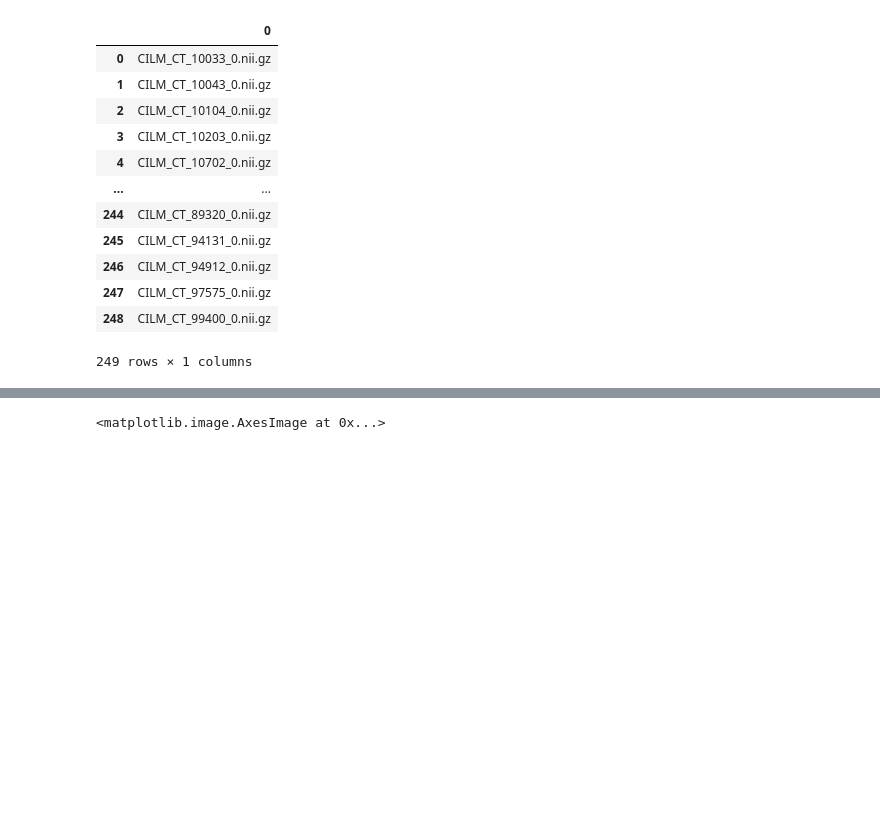
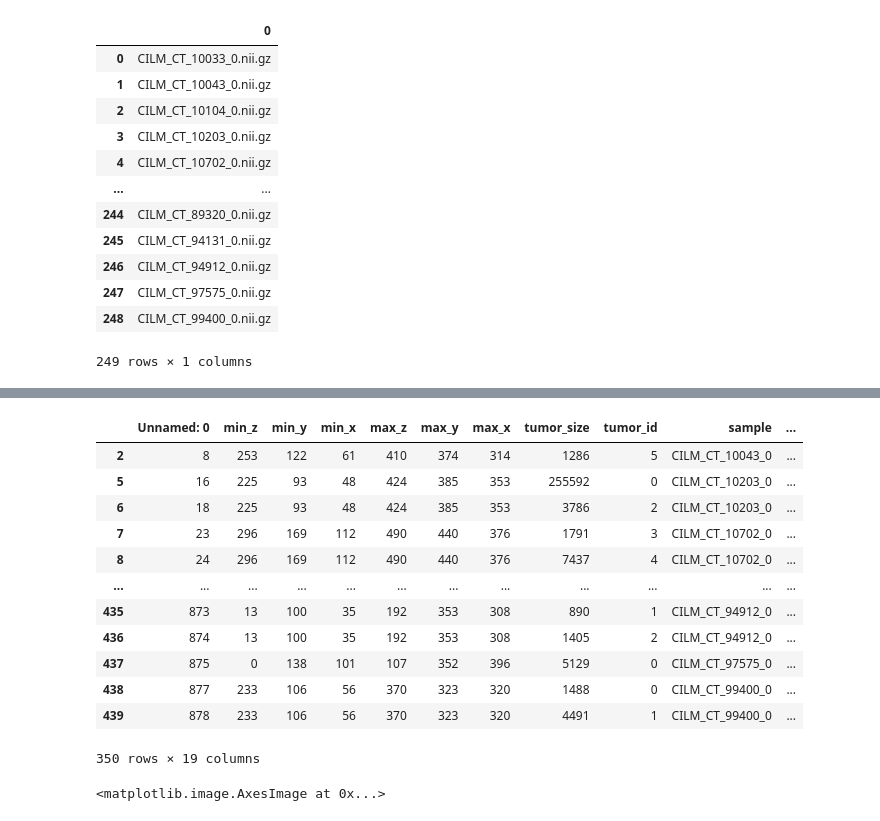
Before and after one commit to BaconDavid/CRLM_Internship_Project, a Jupyter notebook: Jupyter_Test/Train_stuff.ipynb, the cells around one changed output, grey strips where cells are left out. Drawn from its saved outputs; the diff is of its cells as text; code cells hidden in the pictures; blank space fills up the shorter version.

```diff
--- a/Jupyter_Test/Train_stuff.ipynb
+++ b/Jupyter_Test/Train_stuff.ipynb
@@ -398,27 +390,40 @@ mask_data = mask_data_025
 # %%
 #stratify_kfold = StratifiedKFold(n_splits=5,shuffle=True,random_state=42)
+from sklearn.model_selection import StratifiedGroupKFold
 stratify_group_kfold = StratifiedGroupKFold(n_splits=5,shuffle=True,random_state=42)
-label = all_data['HGP_Type']
+label = data['HGP_Type']
 #all_data['Sample'] = all_data.apply(lambda x: x['Sample'][0:18]+str(x['tumor_id'])+'.nii.gz',axis=1)
-
+quantile_025 = data['tumor_size'].quantile(0.5)
+data = data[data['tumor_size'] > quantile_025].reset_index(drop=True)
+label = data['HGP_Type']
 
 #filter size > quantile 0.25
 #all_data = all_data[all_data['tumor_size'] > all_data['tumor_size'].quantile(0.25)]
 
 
-for i,(tr_idx,val_idx) in enumerate(stratify_group_kfold.split(all_data,label,groups=all_data['sample_id'])):
-    train_data = all_data.loc[tr_idx]
-    val_data = all_data.loc[val_idx]
-    train_mask_data = mask_data.iloc[tr_idx]
-    val_mask_data = mask_data.iloc[val_idx]
-    train_data_path = raw_data.iloc[tr_idx]
-    vali_data_path = raw_data.iloc[val_idx]
-    train_data['data_path'] = train_data_path
-    val_data['data_path'] = vali_data_path
-    train_data['mask_path'] = train_mask_data
-    val_data['mask_path'] = val_mask_data
-    train_data.to_csv('../../Data/Mixed_HGP/True_Label/Per_tumor_by_group_quantile_025/train_cv_'+str(i)+'.csv',index=False)
-    val_data.to_csv('../../Data/Mixed_HGP/True_Label//val_cv_'+str(i)+'.csv',index=False)
+for i,(tr_idx,val_idx) in enumerate(stratify_group_kfold.split(data,label,groups=data['sample'])):
+    train_data = data.loc[tr_idx]
+    val_data = data.loc[val_idx]
+
+
+    train_data.to_csv('../../Data/Test/Final_DataSet/Labels/per_mixed_extended+5_folds_q50//train_cv_'+str(i)+'.csv',index=False)
+    val_data.to_csv('../../Data/Test/Final_DataSet/Labels/per_mixed_extended+5_folds_q50/val_cv_'+str(i)+'.csv',index=False)
+# %%
+train_data
+# %% [output]
+|  | Unnamed: 0 | min_z | min_y | min_x | max_z | max_y | max_x | tumor_size | tumor_id | sample | ... |
+| 2 | 8 | 253 | 122 | 61 | 410 | 374 | 314 | 1286 | 5 | CILM_CT_10043_0 | ... |
+| 5 | 16 | 225 | 93 | 48 | 424 | 385 | 353 | 255592 | 0 | CILM_CT_10203_0 | ... |
+| 6 | 18 | 225 | 93 | 48 | 424 | 385 | 353 | 3786 | 2 | CILM_CT_10203_0 | ... |
+| 7 | 23 | 296 | 169 | 112 | 490 | 440 | 376 | 1791 | 3 | CILM_CT_10702_0 | ... |
+| 8 | 24 | 296 | 169 | 112 | 490 | 440 | 376 | 7437 | 4 | CILM_CT_10702_0 | ... |
+| ... | ... | ... | ... | ... | ... | ... | ... | ... | ... | ... | ... |
+| 435 | 873 | 13 | 100 | 35 | 192 | 353 | 308 | 890 | 1 | CILM_CT_94912_0 | ... |
+| 436 | 874 | 13 | 100 | 35 | 192 | 353 | 308 | 1405 | 2 | CILM_CT_94912_0 | ... |
+| 437 | 875 | 0 | 138 | 101 | 107 | 352 | 396 | 5129 | 0 | CILM_CT_97575_0 | ... |
+| 438 | 877 | 233 | 106 | 56 | 370 | 323 | 320 | 1488 | 0 | CILM_CT_99400_0 | ... |
+| 439 | 878 | 233 | 106 | 56 | 370 | 323 | 320 | 4491 | 1 | CILM_CT_99400_0 | ... |
+350 rows × 19 columns
 # %%
 import SimpleITK as sitk
 img_1 = sitk.ReadImage('../../Data/Mixed_HGP/per_tumor_lv_+5_07071/CILM_CT_100330_0001.nii.gz')
```
Also changed, not shown: parts of 5 cells of this notebook, 14 other files.
